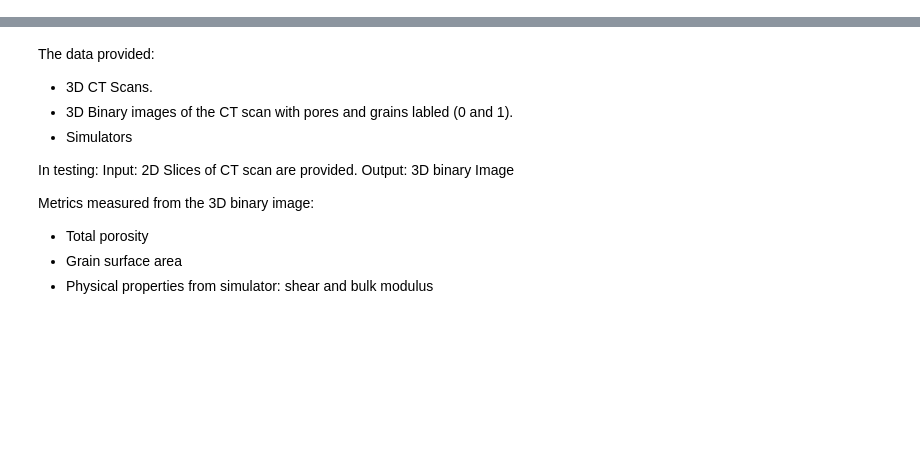
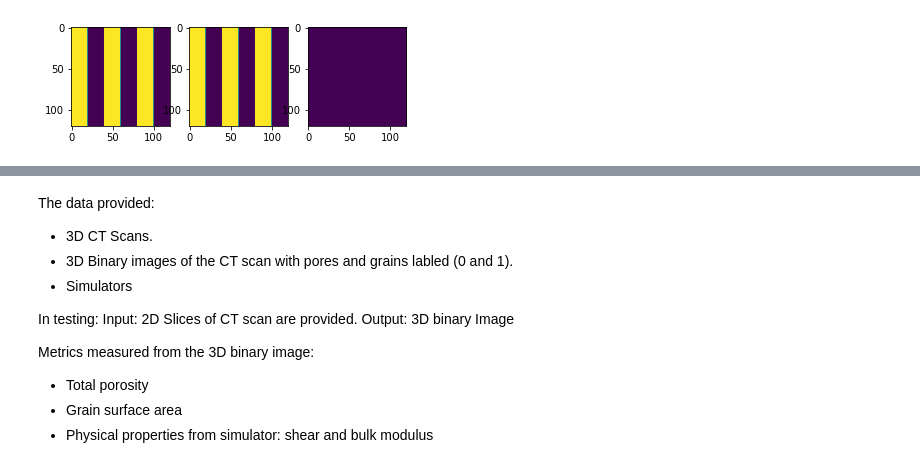
Before and after one commit to aiboyko/saudi_aramco_data_technathon, a Jupyter notebook: Example/example.ipynb, the cells around one changed output, grey strips where cells are left out. Drawn from its saved outputs; the diff is of its cells as text; code cells hidden in the pictures; blank space fills up the shorter version.

```diff
--- a/Example/example.ipynb
+++ b/Example/example.ipynb
@@ -7 +11,21 @@ import os
+# %%
+softdir = '../../DISK2TB/SaudiAramco/3D_geoproject/elas3d_linux/'
+# %%
+def read_dat(filepath=softdir + "rock1.dat", sizes=[120]*3, order='F'):
+    with open(filepath, "r") as f:
+        s = f.read().split(' ')[1:]
+    l = []
+    for el in s:
+        l.append(int(el))
+    data3d = np.array(l, dtype=float).reshape(sizes, order=order)
+    return data3d
+# %%
+data3d = read_dat(order='C')
+# %%
+f, axs = plt.subplots(1,3)
+axs[0].imshow(data3d[-1,:, :])
+axs[1].imshow(data3d[:,-1,:])
+axs[2].imshow(data3d[:,:,-1]);
+# %% [output]
+[figure, added]
 # %%
```
Also changed, not shown: parts of 5 cells of this notebook.
